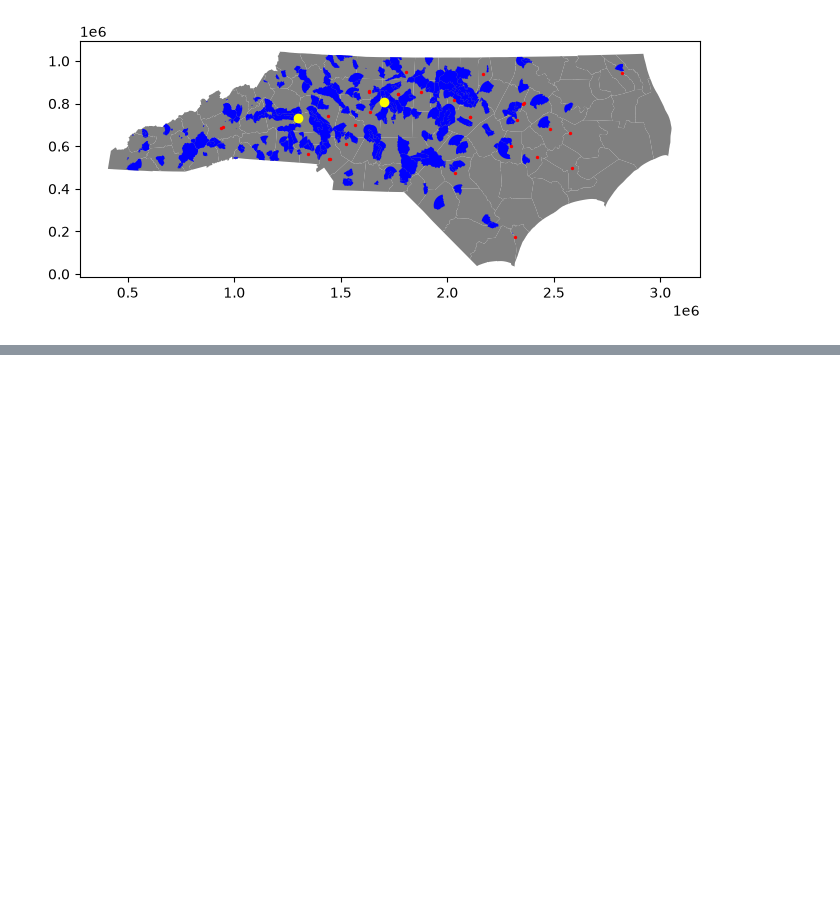
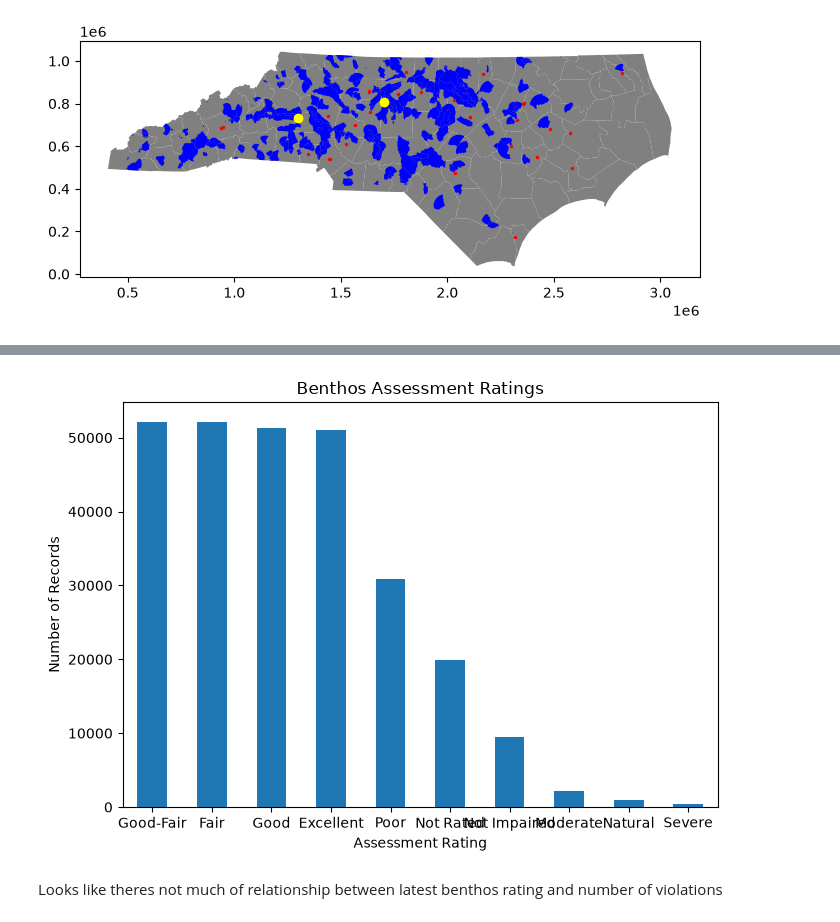
Before and after one commit to ejamie15/geog592-ejamie, a Jupyter notebook: homework/week07/data/homework.ipynb, the cells around one changed output, grey strips where cells are left out. Saved outputs shown, nothing was run; the diff lists cells and outputs as text; code cells hidden in the pictures; blank space fills up the shorter version.

```diff
--- a/homework/week07/data/homework.ipynb
+++ b/homework/week07/data/homework.ipynb
@@ -55,0 +259,15 @@ It was at this point in the data analysis at which I decided to add the benthos
+# %%
+rating_counts = benthos_violations["Latest_Rating"].value_counts()
+
+rating_counts.plot(kind="bar", figsize=(7, 5))
+
+plt.title("Benthos Assessment Ratings")
+plt.xlabel("Assessment Rating")
+plt.ylabel("Number of Records")
+plt.xticks(rotation=0)
+plt.tight_layout()
+plt.show()
+# %% [output]
+[figure, added]
+# %% [markdown]
+Looks like theres not much of relationship between latest benthos rating and number of violations
```
Also changed, not shown: parts of 25 cells of this notebook.
